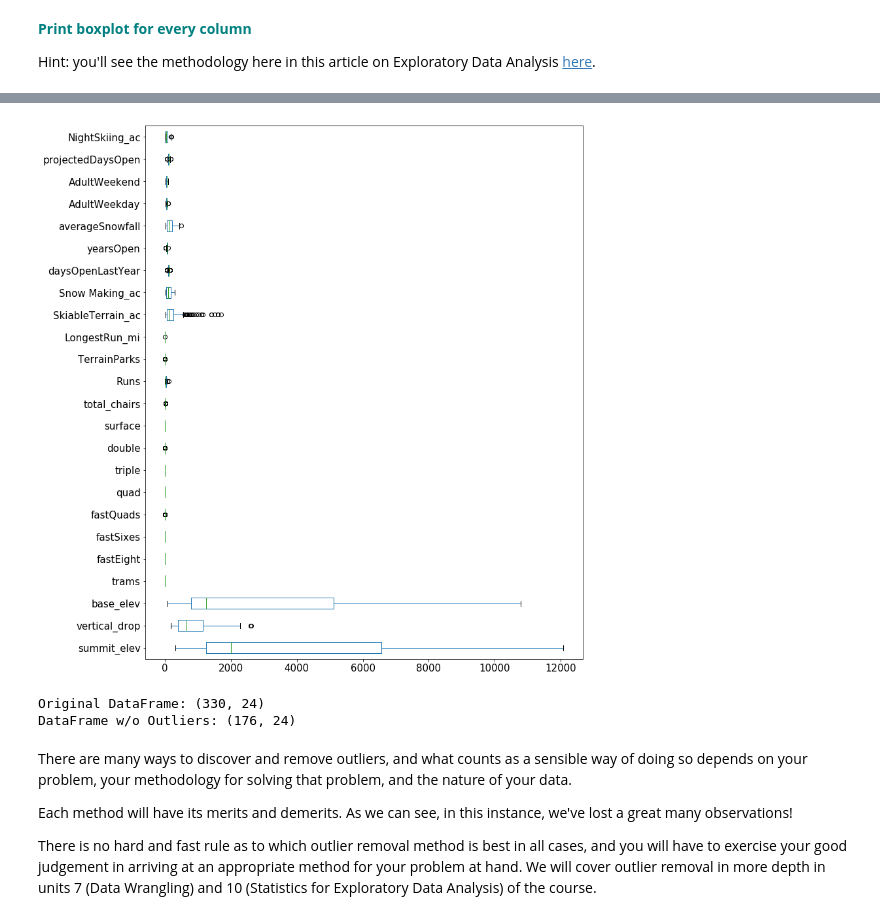
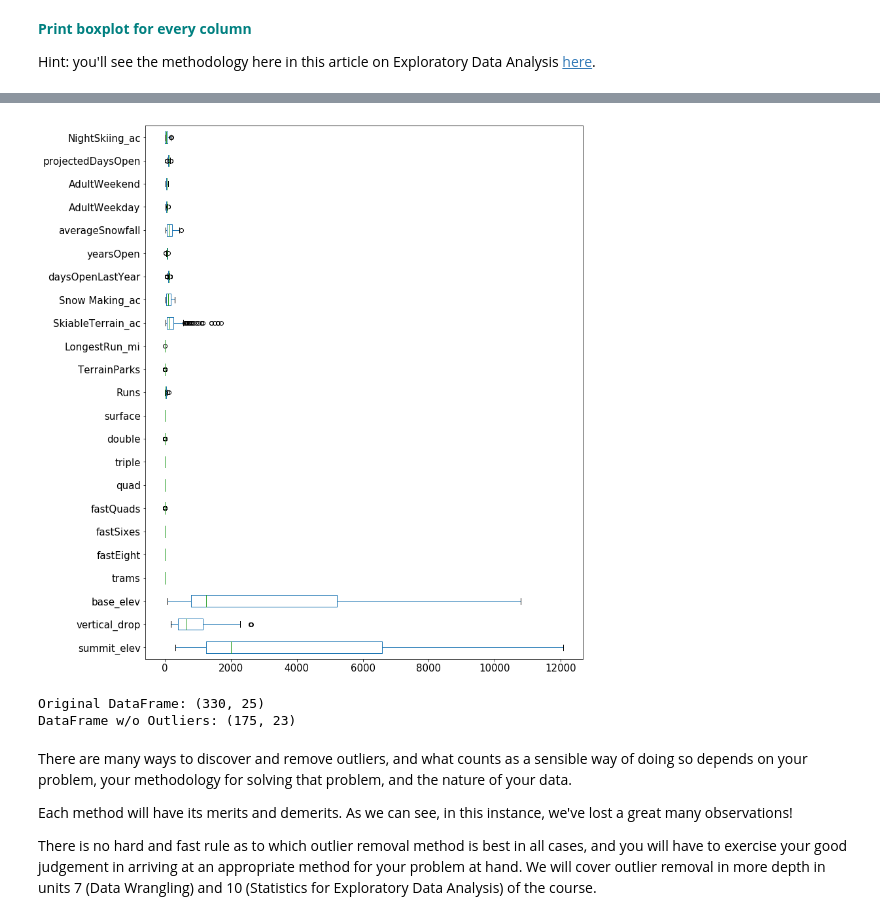
Before and after one commit to david-olivero/Guided-Capstone, a Jupyter notebook: GuidedCapstoneStep3HL.ipynb, the cells around one changed output, grey strips where cells are left out. Drawn from its saved outputs; the diff is of its cells as text; code cells hidden in the pictures.

```diff
--- a/GuidedCapstoneStep3HL.ipynb
+++ b/GuidedCapstoneStep3HL.ipynb
@@ -137,0 +132,3 @@ DO:
+# %%
+# Assuming the value 2019.0 is the year the ski resort opened, we infer the resort has been open one year only:
+ski_data.loc[ski_data['Name'] == 'Pine Knob Ski Resort','yearsOpen'] = 1
@@ -137,0 +143,3 @@ DO:
+# %%
+# Silverton Mountain does have over 20,000 acres of skiiable terrain, including heli skiing. But only 1819 acres from lifts:
+ski_data.loc[ski_data['Name'] == 'Silverton Mountain','SkiableTerrain_ac'] = 1819
@@ -228,28 +238,27 @@ One method for outlier analysis is extreme value analysis using a box
 3. Review how many observations were removed</font>
 
 Hint: Recall from your statistics prework that a common definition of an outlier is an observation lying more than (1.5 * the Interquartile range) above the third quartile, or more than just that much below the first quartile.
-# %%
-state = ski_data.pop('state')
-Name = ski_data.pop('Name')
+# %%
+ski = ski_data.drop(['state','Name'],axis=1)
 # %%
 # Let's get the Interquartile range, or IQR. This is equal to Q3 - Q1.
 # First, let's use the quantile() method to get the first quartile, and store it in a variable called Q1.
 # We'll want to plug 0.25 into the quantile method.
-Q1 = ski_data.quantile(0.25)
+Q1 = ski.quantile(0.25)
 
 # Now get Q3 and store in a variable called Q3.
-Q3 = ski_data.quantile(0.75)
+Q3 = ski.quantile(0.75)
 
 # Now calculate the IQR, storing it in a variable called IQR.
 IQR = Q3 - Q1
 
 # Make a variable called `dfno`, and assign it the value: df[~((df < (Q1 - 1.5 * IQR)) |(df> (Q3 + 1.5 * IQR))).any(axis=1)].
 # This filters on our existing dataframe, picking out just those observations that are NOT outliers.
-dfno = ski_data[~((ski_data < (Q1 - 1.5 * IQR)) | (ski_data > (Q3 + 1.5 * IQR))).any(axis=1)]
+dfno = ski[~((ski < (Q1 - 1.5 * IQR)) | (ski > (Q3 + 1.5 * IQR))).any(axis=1)]
 
 
 # We now want to make a boxplot of this new dataframe dfno.
 boxplot  = dfno.boxplot(grid=False, vert=False,fontsize=15, figsize=(12,15))
 # %% [output]
-[figure, old version]
+[figure, new version]
 # %%
@@ -260,5 +269,5 @@ Nameno = Name[~((ski_data < (Q1 - 1.5 * IQR)) | (ski_data > (Q3 + 1.5 * IQR))).a
 print("Original DataFrame:", ski_data.shape)
 print("DataFrame w/o Outliers:", dfno.shape)
 # %% [output]
-Original DataFrame: (330, 24)
-DataFrame w/o Outliers: (176, 24)
+Original DataFrame: (330, 25)
+DataFrame w/o Outliers: (175, 23)
```
Also changed, not shown: parts of 29 cells of this notebook, 5 other files.
